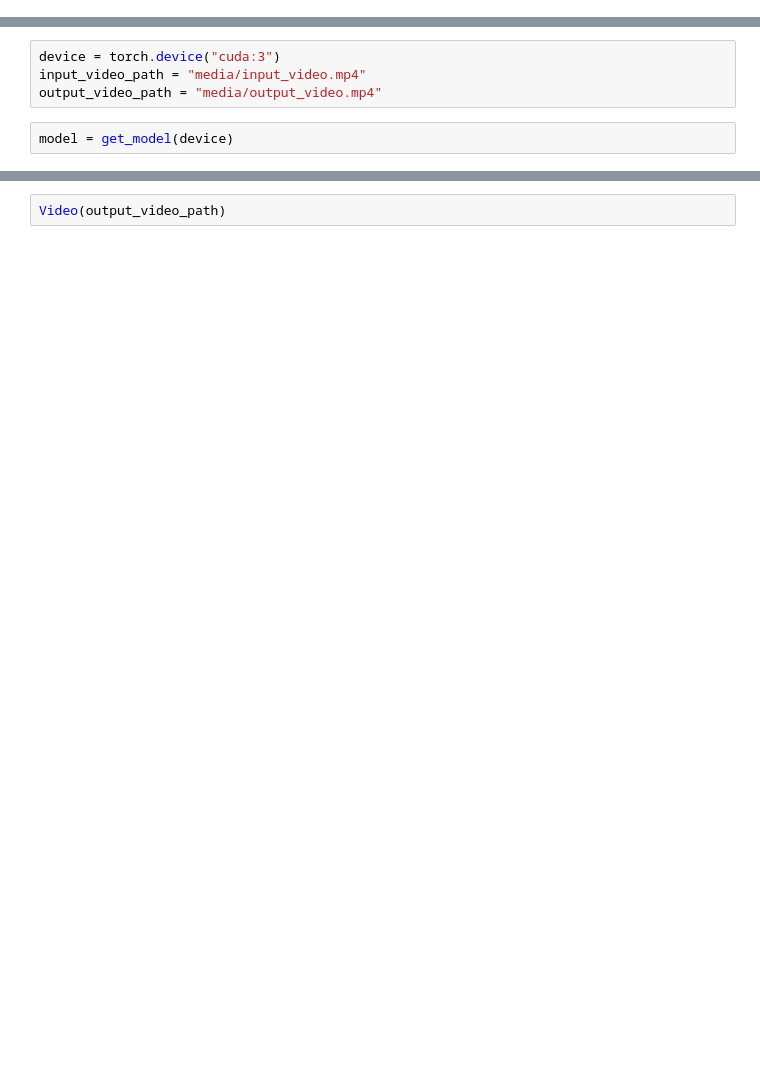
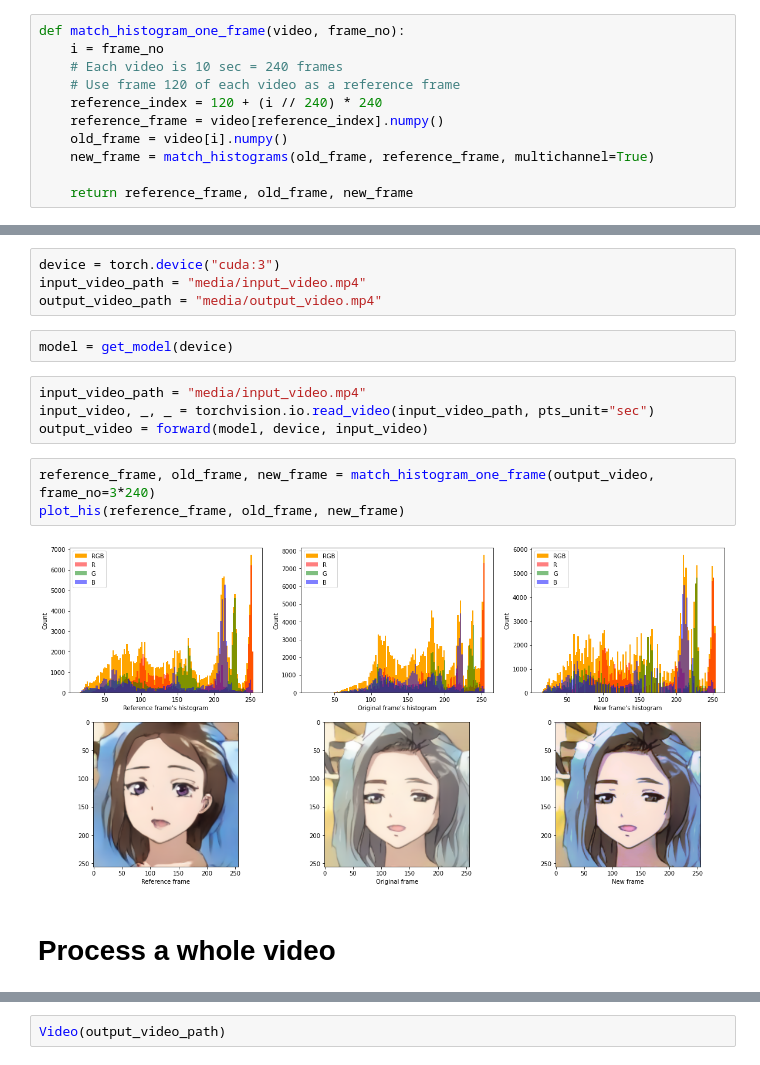
Before and after one commit to huyvnphan/selfie2anime, a Jupyter notebook: inference.ipynb, the cells around one changed output, grey strips where cells are left out. Drawn from its saved outputs; the diff is of its cells as text; blank space fills up the shorter version.

```diff
--- a/inference.ipynb
+++ b/inference.ipynb
@@ -30,6 +33,17 @@ def match_histogram(video):
         new_frame = match_histograms(old_frame, reference_frame, multichannel=True)
         output_video[i] = torch.from_numpy(new_frame)
     return output_video
+# %%
+def match_histogram_one_frame(video, frame_no):
+    i = frame_no
+    # Each video is 10 sec = 240 frames
+    # Use frame 120 of each video as a reference frame
+    reference_index = 120 + (i // 240) * 240
+    reference_frame = video[reference_index].numpy()
+    old_frame = video[i].numpy()
+    new_frame = match_histograms(old_frame, reference_frame, multichannel=True)
+
+    return reference_frame, old_frame, new_frame
 # %%
 def forward(model, device, input_video):
     input_tensor = to_tensor(input_video, device)
@@ -67,4 +123,15 @@ input_video_path = "media/input_video.mp4"
 output_video_path = "media/output_video.mp4"
 # %%
 model = get_model(device)
+# %%
+input_video_path = "media/input_video.mp4"
+input_video, _, _ = torchvision.io.read_video(input_video_path, pts_unit="sec")
+output_video = forward(model, device, input_video)
+# %%
+reference_frame, old_frame, new_frame = match_histogram_one_frame(output_video, frame_no=3*240)
+plot_his(reference_frame, old_frame, new_frame)
+# %% [output]
+[figure, added]
+# %% [markdown]
+# Process a whole video
 # %%
```
Also changed, not shown: parts of 5 cells of this notebook, 4 other files.
